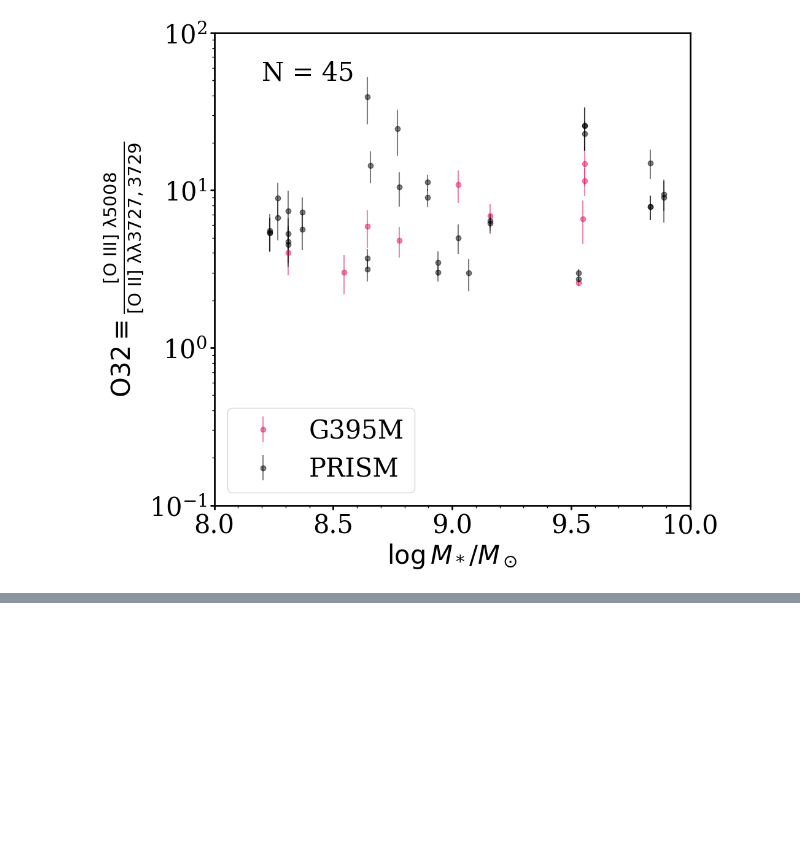
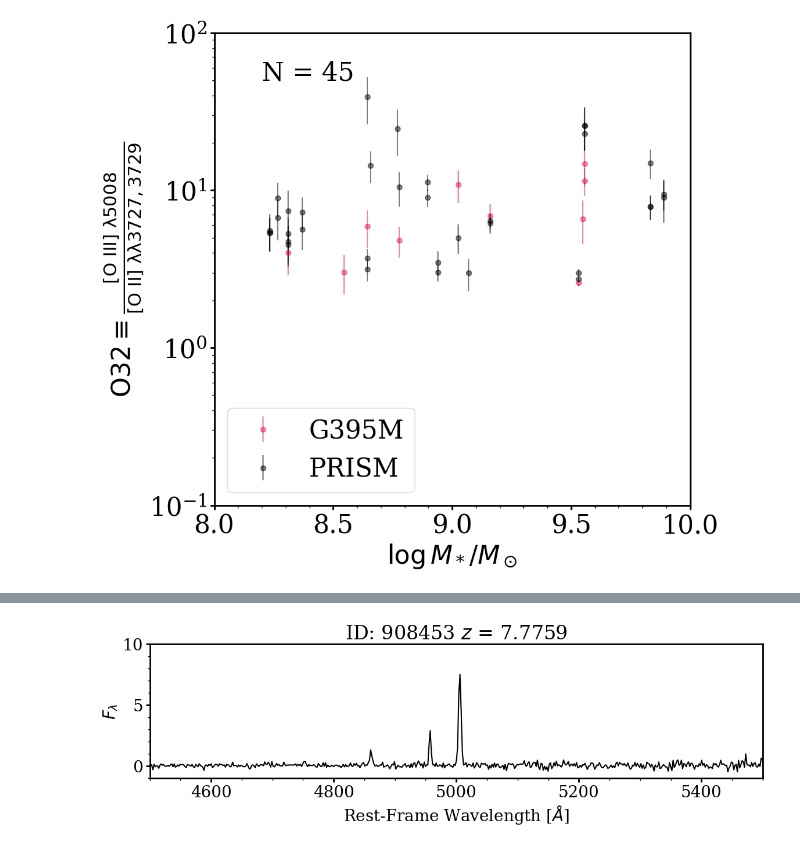
Before and after one commit to njcleri/RUBIES_ionization_conditions, a Jupyter notebook: ionization_conditions_msaexp.ipynb, the cells around one changed output, grey strips where cells are left out. Drawn from its saved outputs; the diff is of its cells as text; code cells hidden in the pictures; blank space fills up the shorter version.

```diff
--- a/ionization_conditions_msaexp.ipynb
+++ b/ionization_conditions_msaexp.ipynb
@@ -339,0 +340,25 @@ plt.show()
+# %%
+TARGET_LINES = ['OII_3727', 'NeIII_3869', 'Hbeta', 'OIII_4959', 'OIII_5007']
+spec_g395m = fits.open(f'{RUBIES_DATA}/rubies-egs51-v3_g395m-f290lp_4233_908453.spec.fits')
+spec_prism = fits.open(f'{RUBIES_DATA}/rubies-egs51-v3_prism-clear_4233_908453.spec.fits')
+z = 7.7759
+id = 908453
+wavelength_g395m = 10**4*spec_g395m[1].data['WAVE']/(1+z)
+flux_g395m = spec_g395m[1].data['FLUX']
+wavelength_prism = 10**4*spec_prism[1].data['WAVE']/(1+z)
+flux_prism = spec_prism[1].data['FLUX']
+
+fig = plt.figure(figsize=(15, 3))
+gs = GridSpec(nrows=10, ncols=11)
+ax = fig.add_subplot(gs[0:10, 0:10])
+ax.plot(wavelength_g395m, flux_g395m, color='k')
+# ax.plot(wavelength_prism, flux_prism, color='k')
+
+# display_lines.display_lines_air(ax, vertical_anchor=4.8, lines_to_show=TARGET_LINES, show_text=True)
+plt.title(f'ID: {id} $z$ = {z}')
+plt.xlabel(r'Rest-Frame Wavelength [$\AA$]')
+plt.ylabel(r'$F_\lambda$')
+plt.axis([4500, 5500, -1, 10])
+plt.show()
+# %% [output]
+[figure, added]
```
Also changed, not shown: parts of 1 cell of this notebook, 14 other files.
